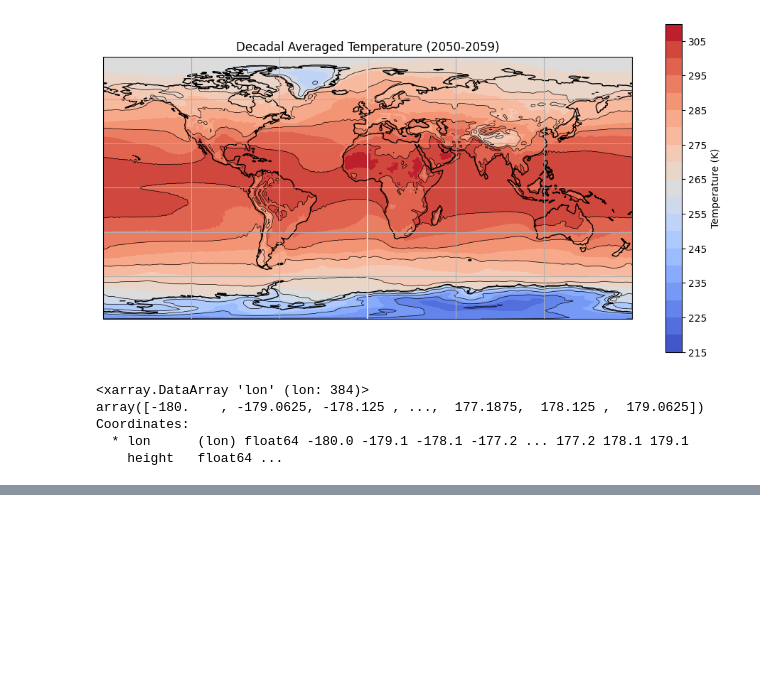
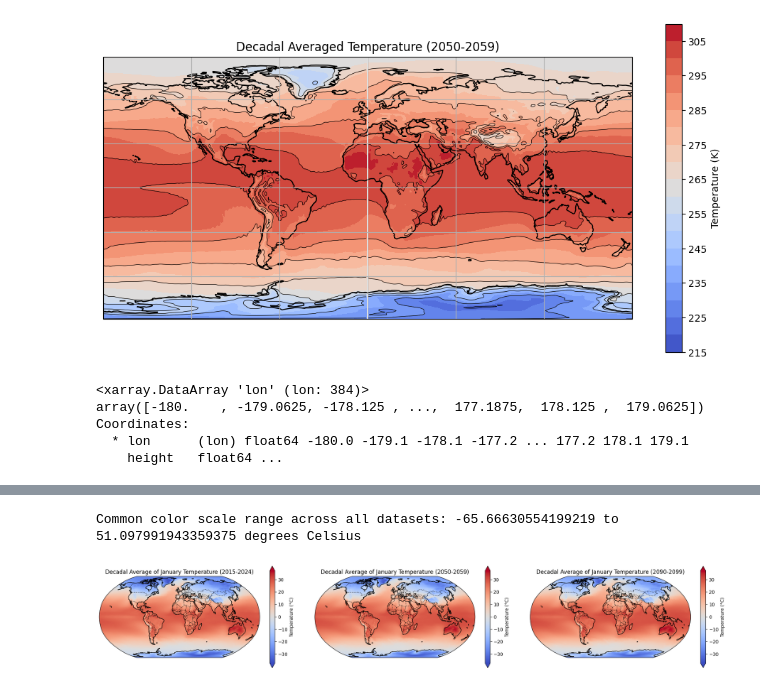
Before and after one commit to BOKKISAMLOKESH/Capstone, a Jupyter notebook: SSP 245_Analysis.ipynb, the cells around one changed output, grey strips where cells are left out. Saved outputs shown, nothing was run; the diff lists cells and outputs as text; code cells hidden in the pictures; blank space fills up the shorter version.

```diff
--- a/SSP 245_Analysis.ipynb
+++ b/SSP 245_Analysis.ipynb
@@ -347,0 +773,52 @@ Output hidden; open in https://colab.research.google.com to view.
+# %%
+import xarray as xr
+
+base_path = '/content/drive/MyDrive/Colab Notebooks/capstone/'
+decades = ['2015-2024', '2050-2059', '2090-2099']
+months = ['January', 'April', 'July', 'October']
+global_min_temp = float('inf')
+global_max_temp = float('-inf')
+
+for decade in decades:
+    for month in months:
+        file_path = f'{base_path}{decade}/Monthly/Decadal_avg_{month}.nc'
+        ds = xr.open_dataset(file_path)
+        tas = ds['tas']
+
+        global_min_temp = min(global_min_temp, tas.min().values)
+        global_max_temp = max(global_max_temp, tas.max().values)
+
+print(f"Common color scale range across all datasets: {global_min_temp} to {global_max_temp} degrees Celsius")
+# %% [output]
+Common color scale range across all datasets: -65.66630554199219 to 51.097991943359375 degrees Celsius
+# %%
+import xarray as xr
+import matplotlib.pyplot as plt
+import cartopy.crs as ccrs
+import cartopy.feature as cfeature
+
+def plot_decadal_average(ax, data, title, vmin=-37.39, vmax=36.93, cmap='coolwarm'):
+    ax.set_global()
+    ax.add_feature(cfeature.COASTLINE)
+    ax.add_feature(cfeature.BORDERS, linestyle=':')
+    data.plot(ax=ax, transform=ccrs.PlateCarree(),
+              vmin=vmin, vmax=vmax, cmap=cmap,
+              cbar_kwargs={'extend': 'both', 'shrink': 0.5, 'label': 'Temperature (°C)'})
+    ax.set_title(title)
+
+ds1 = xr.open_dataset('/content/drive/MyDrive/Colab Notebooks/capstone/SSP 245/2015-2024_245/Monthly/Decadal_avg_January.nc')
+ds2 = xr.open_dataset('/content/drive/MyDrive/Colab Notebooks/capstone/SSP 245/2050-2059_245/Monthly/Decadal_avg_January.nc')
+ds3 = xr.open_dataset('/content/drive/MyDrive/Colab Notebooks/capstone/SSP 245/2090-2099_245/Monthly/Decadal_avg_January.nc')
+tas1 = ds1['tas']
+tas2 = ds2['tas']
+tas3 = ds3['tas']
+
+fig, axs = plt.subplots(1, 3, figsize=(20, 7), subplot_kw={'projection': ccrs.Robinson()})
+
+plot_decadal_average(axs[0], tas1, 'Decadal Average of January Temperature (2015-2024)')
+plot_decadal_average(axs[1], tas2, 'Decadal Average of January Temperature (2050-2059)')
+plot_decadal_average(axs[2], tas3, 'Decadal Average of January Temperature (2090-2099)')
+plt.tight_layout(pad=3.0)
+plt.show()
+# %% [output]
+[figure, added]
```
Also changed, not shown: parts of 13 cells of this notebook, 19 other files.
